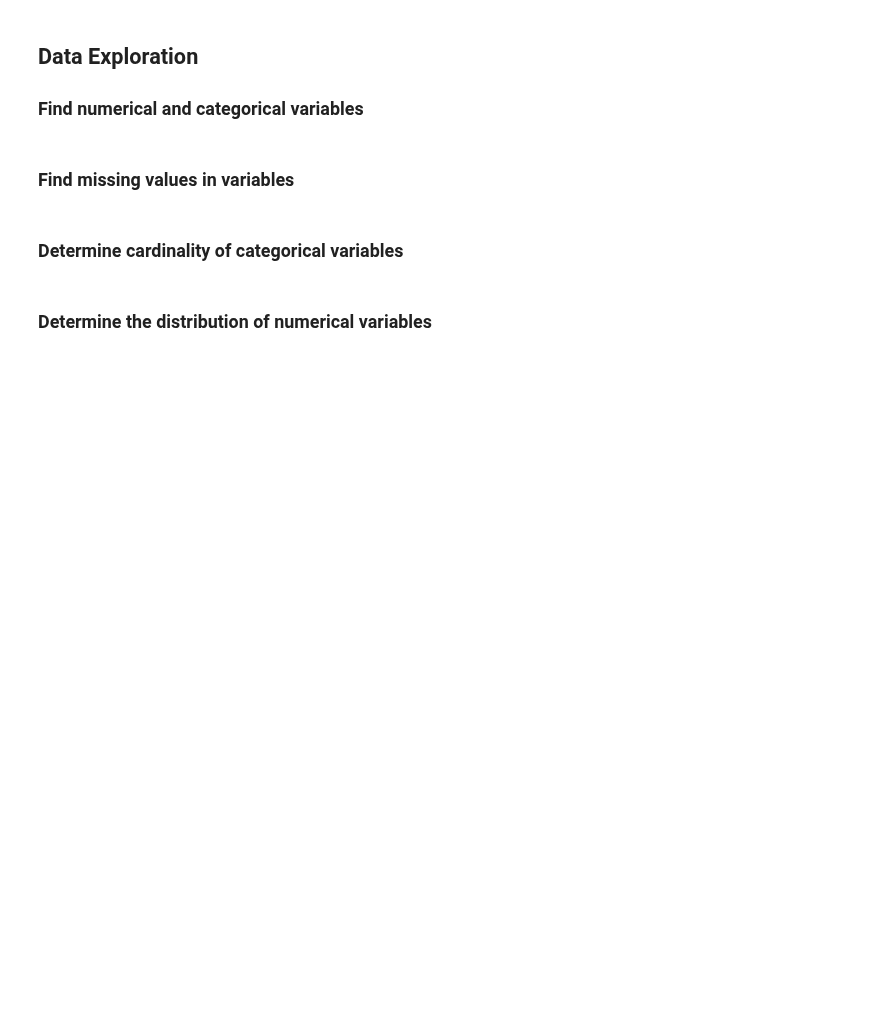
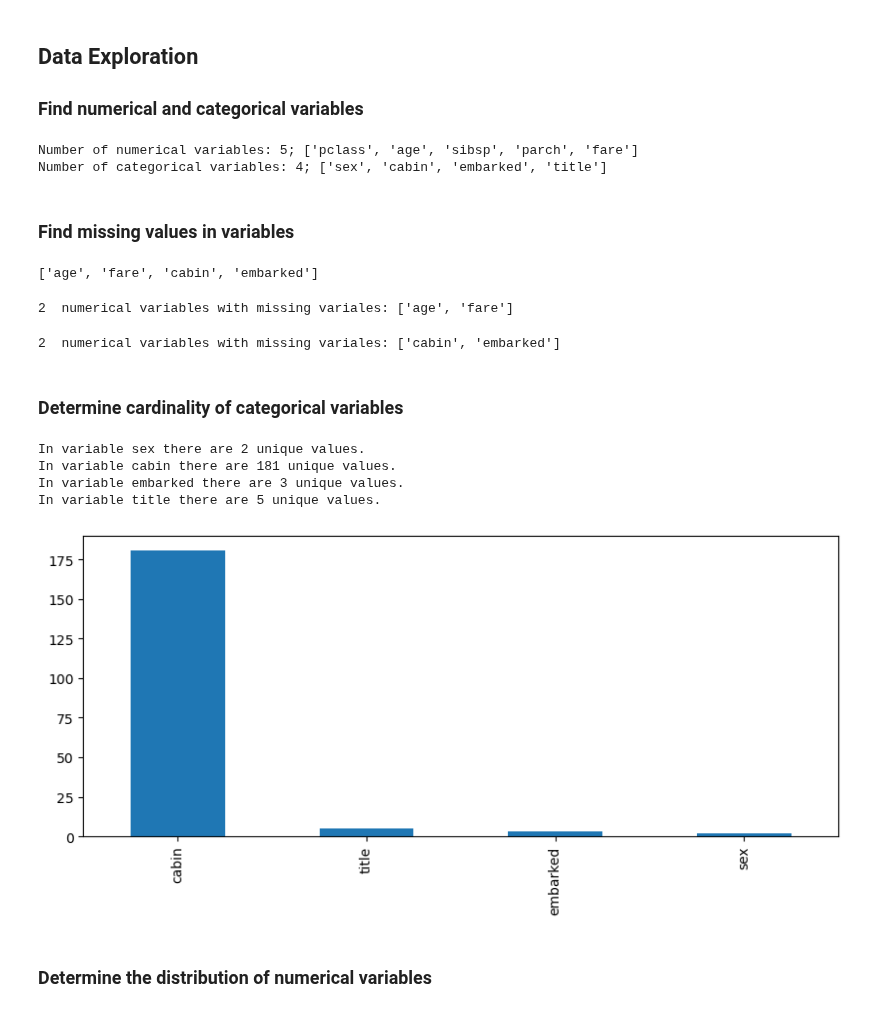
Before and after one commit to trainindata/deploying-machine-learning-models, a Jupyter notebook: section-04-research-and-development/titanic-assignment/01-predicting-survival-titanic-assignement.ipynb, the cells around one changed output. Saved outputs shown, nothing was run; the diff lists cells and outputs as text; code cells hidden in the pictures; blank space fills up the shorter version.

```diff
--- a/section-04-research-and-development/titanic-assignment/01-predicting-survival-titanic-assignement.ipynb
+++ b/section-04-research-and-development/titanic-assignment/01-predicting-survival-titanic-assignement.ipynb
@@ -123,2 +144,12 @@ print('Number of categorical variables: {}'.format(len(vars_cat)))
+# %%
+vars_cat = [var for var in data.columns if data[var].dtype == 'object']
+
+vars_num = [var for var in data.columns if data[var].dtype != 'object' and var != target]
+
+print(f'Number of numerical variables: {len(vars_num)}; {vars_num}')
+print(f'Number of categorical variables: {len(vars_cat)}; {vars_cat}')
+# %% [output]
+Number of numerical variables: 5; ['pclass', 'age', 'sibsp', 'parch', 'fare']
+Number of categorical variables: 4; ['sex', 'cabin', 'embarked', 'title']
 # %% [markdown]
 ### Find missing values in variables
@@ -129,4 +156,41 @@ print('Number of categorical variables: {}'.format(len(vars_cat)))
+# %%
+# Same procedure as in the lectures
+# First find all the variables that contain missing values
+
+vars_with_na = [var for var in data.columns if data[var].isnull().sum() > 0]
+
+vars_with_na
+# %% [output]
+['age', 'fare', 'cabin', 'embarked']
+# %%
+# first in numerical variables
+num_na = [var for var in vars_num if var in vars_with_na]
+
+print(f"{len(num_na)}  numerical variables with missing variales: {num_na}")
+# %% [output]
+2  numerical variables with missing variales: ['age', 'fare']
+# %%
+# now in categorical variables
+cat_na = [var for var in vars_cat if var in vars_with_na]
+
+print(f"{len(cat_na)}  numerical variables with missing variales: {cat_na}")
+# %% [output]
+2  numerical variables with missing variales: ['cabin', 'embarked']
 # %% [markdown]
 ### Determine cardinality of categorical variables
+# %%
+# Hisatogram as in the lecture
+data[vars_cat].nunique().sort_values(ascending=False).plot.bar(figsize=(10,4)) # Does not display the number itself
+
+# Display how many unique values there actually are
+
+for cat in data[vars_cat]:
+    print(f"In variable \033[1m{cat}\033[0m there are \033[1m{data[cat].nunique()}\033[0m unique values.")
+# %% [output]
+In variable sex there are 2 unique values.
+In variable cabin there are 181 unique values.
+In variable embarked there are 3 unique values.
+In variable title there are 5 unique values.
+[figure, added]
 # %% [markdown]
 ### Determine the distribution of numerical variables
```
Also changed, not shown: parts of 23 cells of this notebook, 4 other files.
